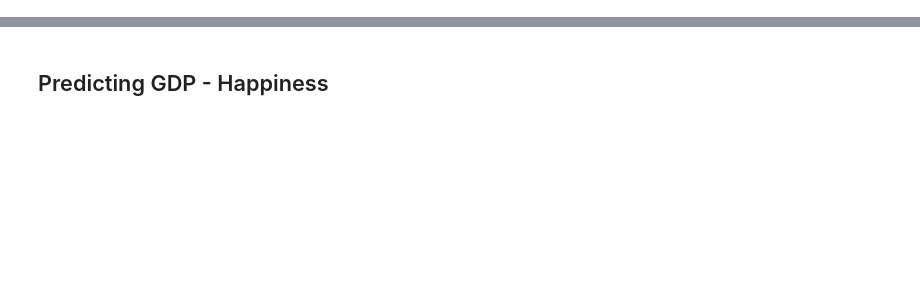
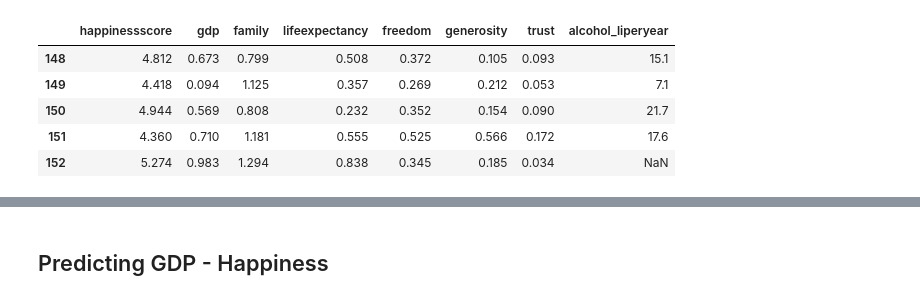
Before and after one commit to tn64/Happy_Places, a Jupyter notebook: MachineLearning/SML_Mockup_Linear_Regression-2019.ipynb, the cells around one changed output, grey strips where cells are left out. Saved outputs shown, nothing was run; the diff lists cells and outputs as text; code cells hidden in the pictures; blank space fills up the shorter version.

```diff
--- a/MachineLearning/SML_Mockup_Linear_Regression-2019.ipynb
+++ b/MachineLearning/SML_Mockup_Linear_Regression-2019.ipynb
@@ -61,3 +80,10 @@ df.dtypes
-# %%
-df[0:7] = df[0:7].astype(float, errors = 'raise')
-df.head()
+# %%
+df = df[0:153].astype(float, errors = 'raise')
+df.tail()
+# %% [output]
+|  | happinessscore | gdp | family | lifeexpectancy | freedom | generosity | trust | alcohol_liperyear |
+| 148 | 4.812 | 0.673 | 0.799 | 0.508 | 0.372 | 0.105 | 0.093 | 15.1 |
+| 149 | 4.418 | 0.094 | 1.125 | 0.357 | 0.269 | 0.212 | 0.053 | 7.1 |
+| 150 | 4.944 | 0.569 | 0.808 | 0.232 | 0.352 | 0.154 | 0.090 | 21.7 |
+| 151 | 4.360 | 0.710 | 1.181 | 0.555 | 0.525 | 0.566 | 0.172 | 17.6 |
+| 152 | 5.274 | 0.983 | 1.294 | 0.838 | 0.345 | 0.185 | 0.034 | NaN |
```
Also changed, not shown: parts of 23 cells of this notebook.
